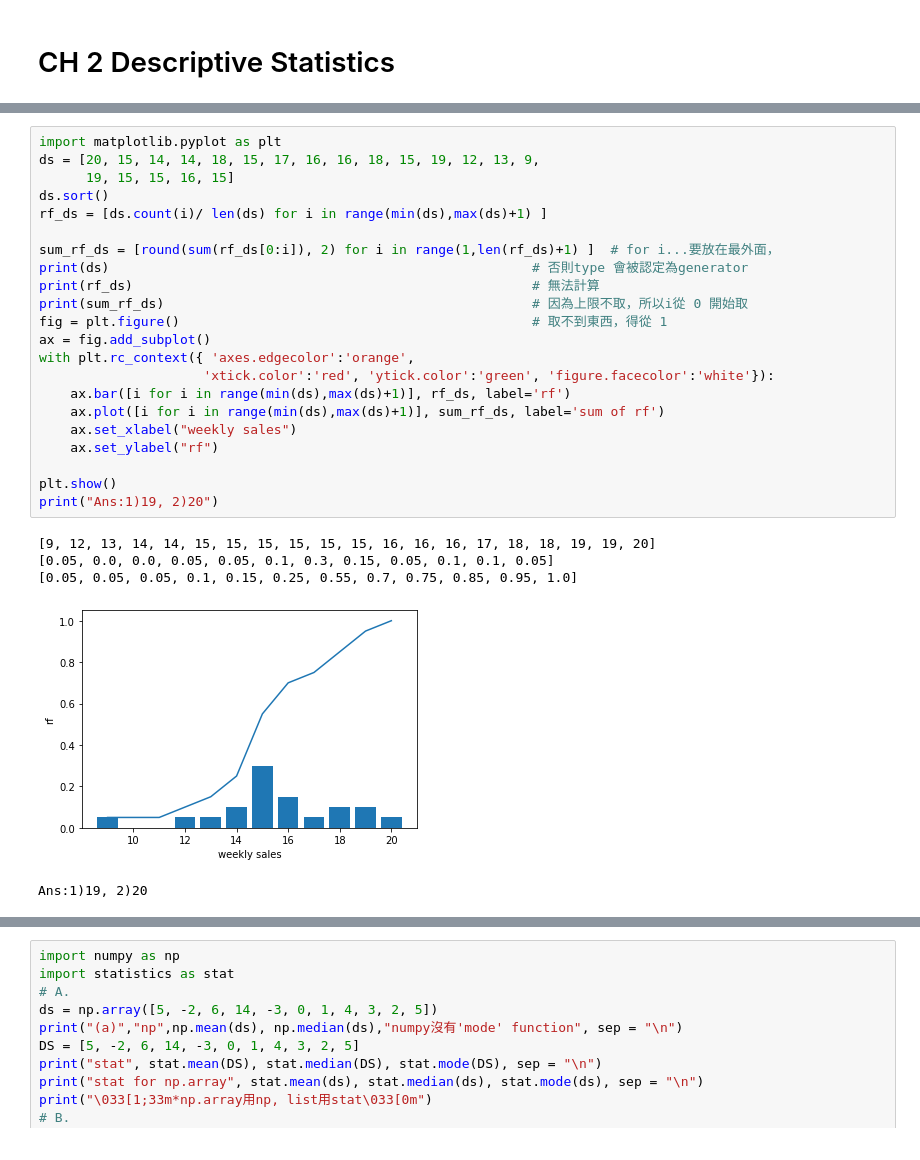
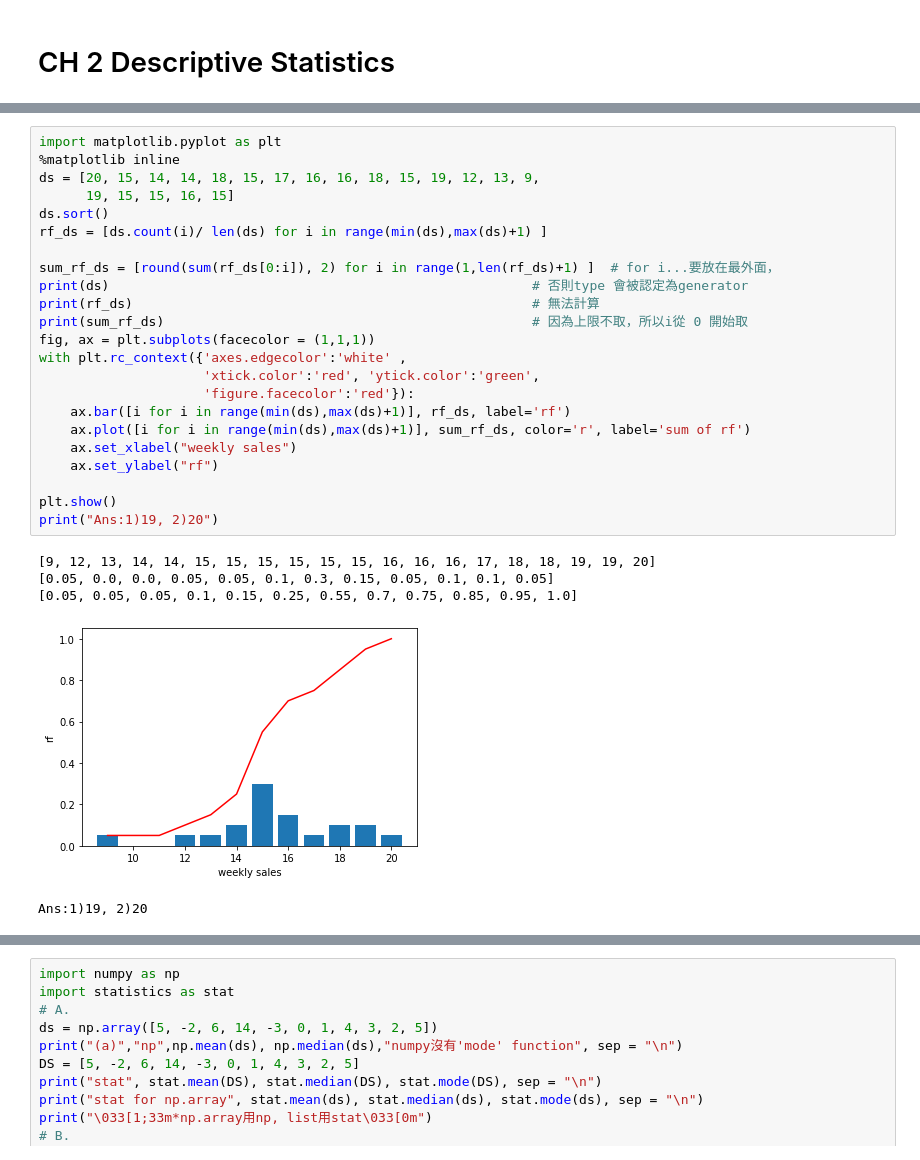
Before and after one commit to ellickhou/Entrance-exam-of-Taiwan-AI-Academy, a Jupyter notebook: Notes-of-Beginning-Statistics/Exercises.ipynb, the cells around one changed output, grey strips where cells are left out. Saved outputs shown, nothing was run; the diff lists cells and outputs as text.

```diff
--- a/Notes-of-Beginning-Statistics/Exercises.ipynb
+++ b/Notes-of-Beginning-Statistics/Exercises.ipynb
@@ -7,31 +7,32 @@ no. 15
 ![2.1ex](https://raw.githubusercontent.com/ellickhou/Entrance-exam-of-Taiwan-AI-Academy/master/Notes-of-Beginning-Statistics/img/2.1ex.png?token=ALBR66QOCOFH43QJG4ERRCC5D5HA6)
 # %%
 import matplotlib.pyplot as plt
+%matplotlib inline
 ds = [20, 15, 14, 14, 18, 15, 17, 16, 16, 18, 15, 19, 12, 13, 9,
       19, 15, 15, 16, 15]
 ds.sort()
 rf_ds = [ds.count(i)/ len(ds) for i in range(min(ds),max(ds)+1) ]
 
 sum_rf_ds = [round(sum(rf_ds[0:i]), 2) for i in range(1,len(rf_ds)+1) ]  # for i...要放在最外面，
 print(ds)                                                      # 否則type 會被認定為generator
 print(rf_ds)                                                   # 無法計算
 print(sum_rf_ds)                                               # 因為上限不取，所以i從 0 開始取
-fig = plt.figure()                                             # 取不到東西，得從 1
-ax = fig.add_subplot()
-with plt.rc_context({ 'axes.edgecolor':'orange',
-                     'xtick.color':'red', 'ytick.color':'green', 'figure.facecolor':'white'}):
+fig, ax = plt.subplots(facecolor = (1,1,1))
+with plt.rc_context({'axes.edgecolor':'white' ,
+                     'xtick.color':'red', 'ytick.color':'green',
+                     'figure.facecolor':'red'}):
     ax.bar([i for i in range(min(ds),max(ds)+1)], rf_ds, label='rf')
-    ax.plot([i for i in range(min(ds),max(ds)+1)], sum_rf_ds, label='sum of rf')
+    ax.plot([i for i in range(min(ds),max(ds)+1)], sum_rf_ds, color='r', label='sum of rf')
     ax.set_xlabel("weekly sales")
     ax.set_ylabel("rf")
 
 plt.show()
 print("Ans:1)19, 2)20")
 # %% [output]
 [9, 12, 13, 14, 14, 15, 15, 15, 15, 15, 15, 16, 16, 16, 17, 18, 18, 19, 19, 20]
 [0.05, 0.0, 0.0, 0.05, 0.05, 0.1, 0.3, 0.15, 0.05, 0.1, 0.1, 0.05]
 [0.05, 0.05, 0.05, 0.1, 0.15, 0.25, 0.55, 0.7, 0.75, 0.85, 0.95, 1.0]
-[figure, old version]
+[figure, new version]
 Ans:1)19, 2)20
 # %% [markdown]
 ## CH 2.2 Measures of Central Location
```
Also changed, not shown: parts of 11 cells of this notebook.
